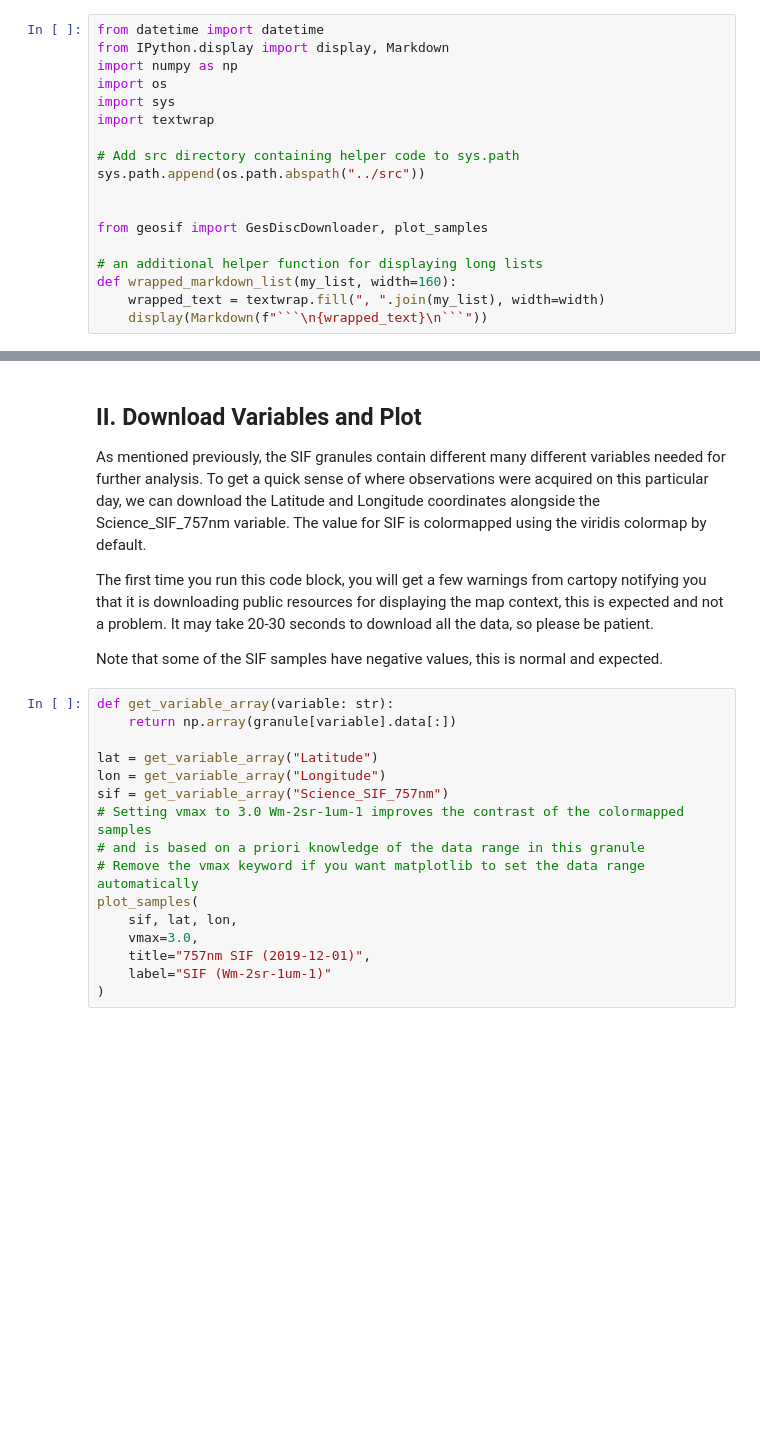
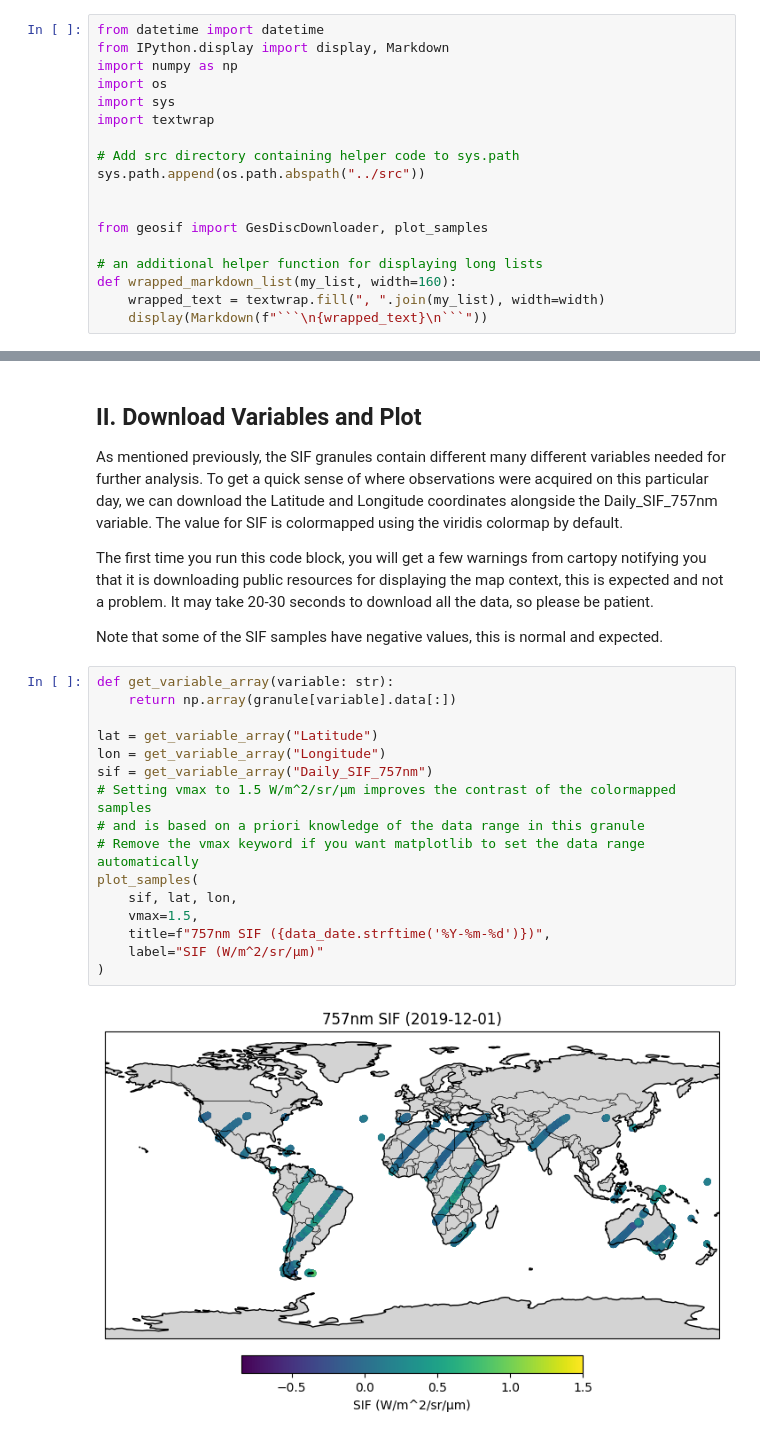
Before and after one commit to jackiryan/SIF-ARSET, a Jupyter notebook: notebooks/exploration.ipynb, the cells around one changed output, grey strips where cells are left out. Saved outputs shown, nothing was run; the diff lists cells and outputs as text; blank space fills up the shorter version.

```diff
--- a/notebooks/exploration.ipynb
+++ b/notebooks/exploration.ipynb
@@ -50,7 +77,7 @@ wrapped_markdown_list(list(granule.keys()))
 # %% [markdown]
 ## II. Download Variables and Plot
 
-As mentioned previously, the SIF granules contain different many different variables needed for further analysis. To get a quick sense of where observations were acquired on this particular day, we can download the Latitude and Longitude coordinates alongside the Science_SIF_757nm variable. The value for SIF is colormapped using the viridis colormap by default.
+As mentioned previously, the SIF granules contain different many different variables needed for further analysis. To get a quick sense of where observations were acquired on this particular day, we can download the Latitude and Longitude coordinates alongside the Daily_SIF_757nm variable. The value for SIF is colormapped using the viridis colormap by default.
 
 The first time you run this code block, you will get a few warnings from cartopy notifying you that it is downloading public resources for displaying the map context, this is expected and not a problem. It may take 20-30 seconds to download all the data, so please be patient.
 
@@ -58,16 +85,18 @@ Note that some of the SIF samples have negative values, this is normal and expec
 # %%
 def get_variable_array(variable: str):
     return np.array(granule[variable].data[:])
 
 lat = get_variable_array("Latitude")
 lon = get_variable_array("Longitude")
-sif = get_variable_array("Science_SIF_757nm")
-# Setting vmax to 3.0 Wm-2sr-1um-1 improves the contrast of the colormapped samples
+sif = get_variable_array("Daily_SIF_757nm")
+# Setting vmax to 1.5 W/m^2/sr/μm improves the contrast of the colormapped samples
 # and is based on a priori knowledge of the data range in this granule
 # Remove the vmax keyword if you want matplotlib to set the data range automatically
 plot_samples(
     sif, lat, lon,
-    vmax=3.0,
-    title="757nm SIF (2019-12-01)",
-    label="SIF (Wm-2sr-1um-1)"
+    vmax=1.5,
+    title=f"757nm SIF ({data_date.strftime('%Y-%m-%d')})",
+    label="SIF (W/m^2/sr/μm)"
 )
+# %% [output]
+[figure, added]
```
Also changed, not shown: parts of 6 cells of this notebook, 2 other files.
